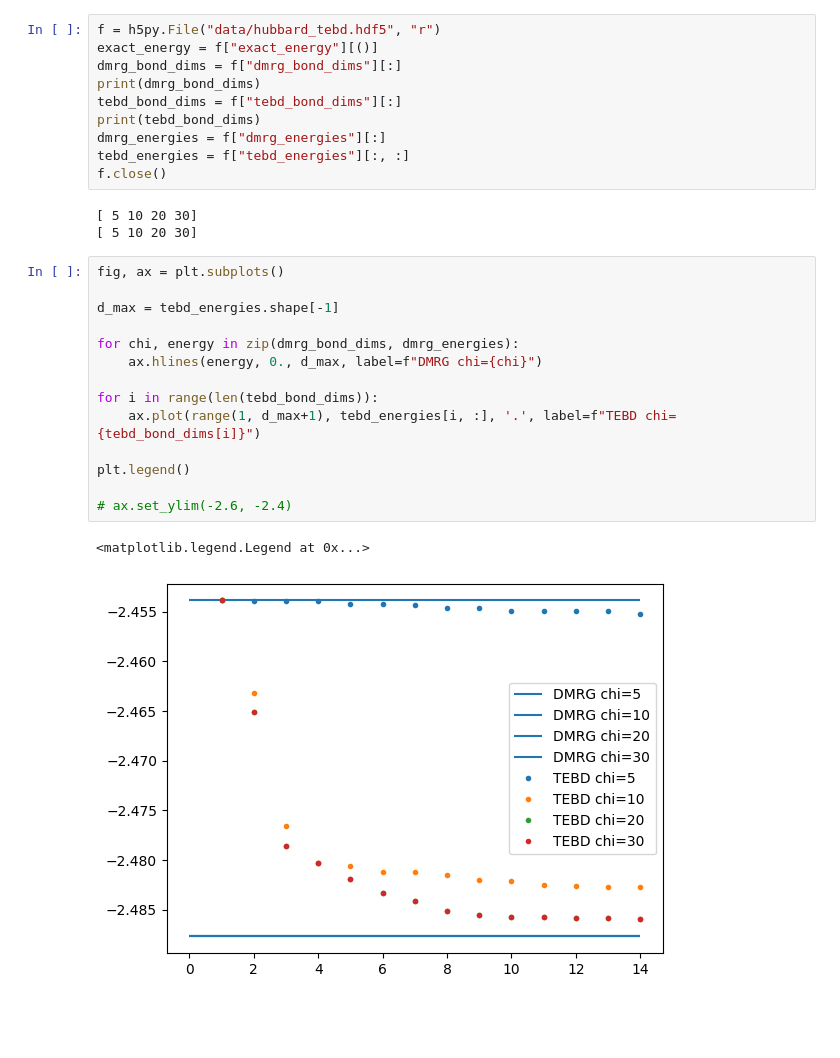
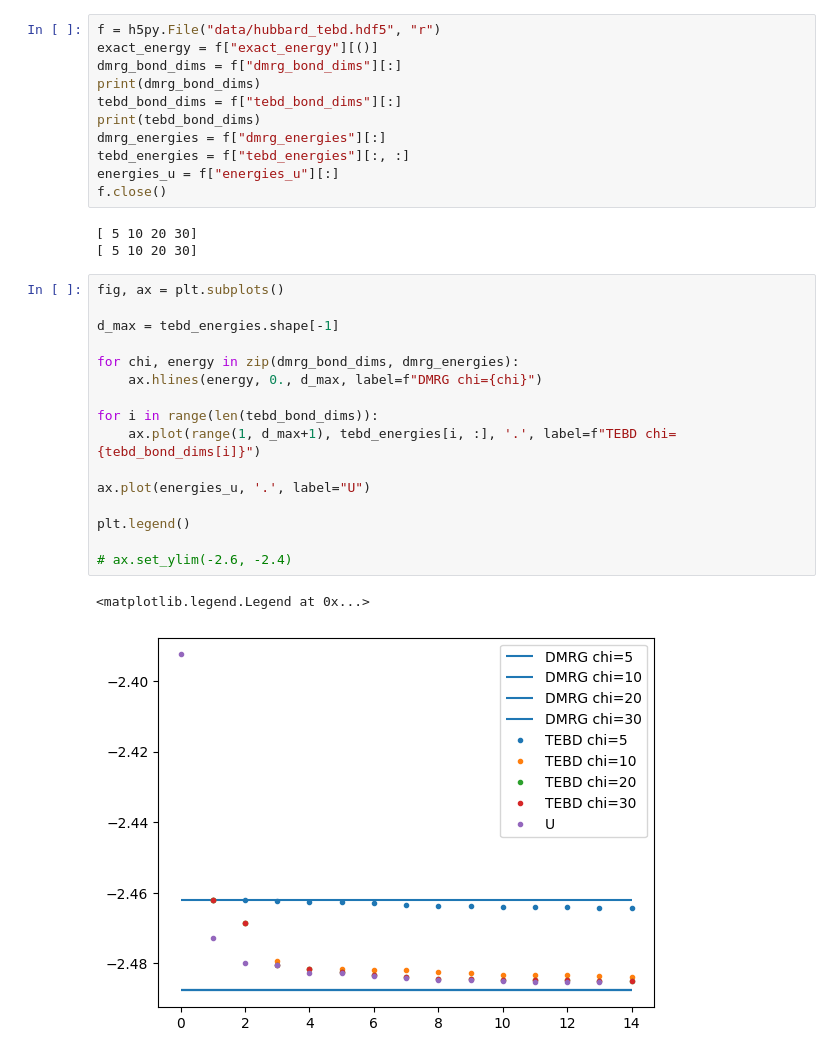
Before and after one commit to bdalfavero/RealTimeKrylov, a Jupyter notebook: hubbard_plot.ipynb, the cells around one changed output. Saved outputs shown, nothing was run; the diff lists cells and outputs as text; blank space fills up the shorter version.

```diff
--- a/hubbard_plot.ipynb
+++ b/hubbard_plot.ipynb
@@ -11,6 +11,7 @@ tebd_bond_dims = f["tebd_bond_dims"][:]
 print(tebd_bond_dims)
 dmrg_energies = f["dmrg_energies"][:]
 tebd_energies = f["tebd_energies"][:, :]
+energies_u = f["energies_u"][:]
 f.close()
 # %% [output]
 [ 5 10 20 30]
@@ -18,19 +19,21 @@ f.close()
 # %%
 fig, ax = plt.subplots()
 
 d_max = tebd_energies.shape[-1]
 
 for chi, energy in zip(dmrg_bond_dims, dmrg_energies):
     ax.hlines(energy, 0., d_max, label=f"DMRG chi={chi}")
 
 for i in range(len(tebd_bond_dims)):
     ax.plot(range(1, d_max+1), tebd_energies[i, :], '.', label=f"TEBD chi={tebd_bond_dims[i]}")
 
+ax.plot(energies_u, '.', label="U")
+
 plt.legend()
 
 # ax.set_ylim(-2.6, -2.4)
 # %% [output]
 <matplotlib.legend.Legend at 0x...>
-[figure, old version]
+[figure, new version]
 # %%
 tebd_errs = np.abs(tebd_energies - exact_energy)
```
Also changed, not shown: parts of 1 cell of this notebook, 1 other file.
